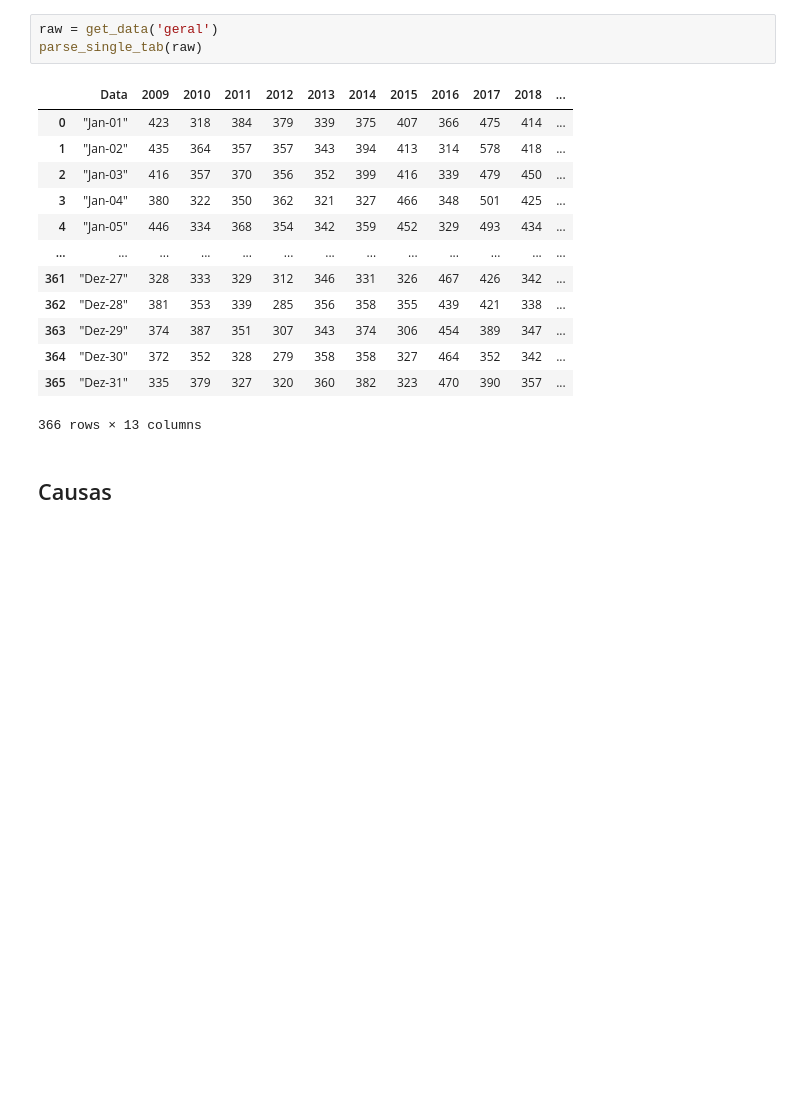
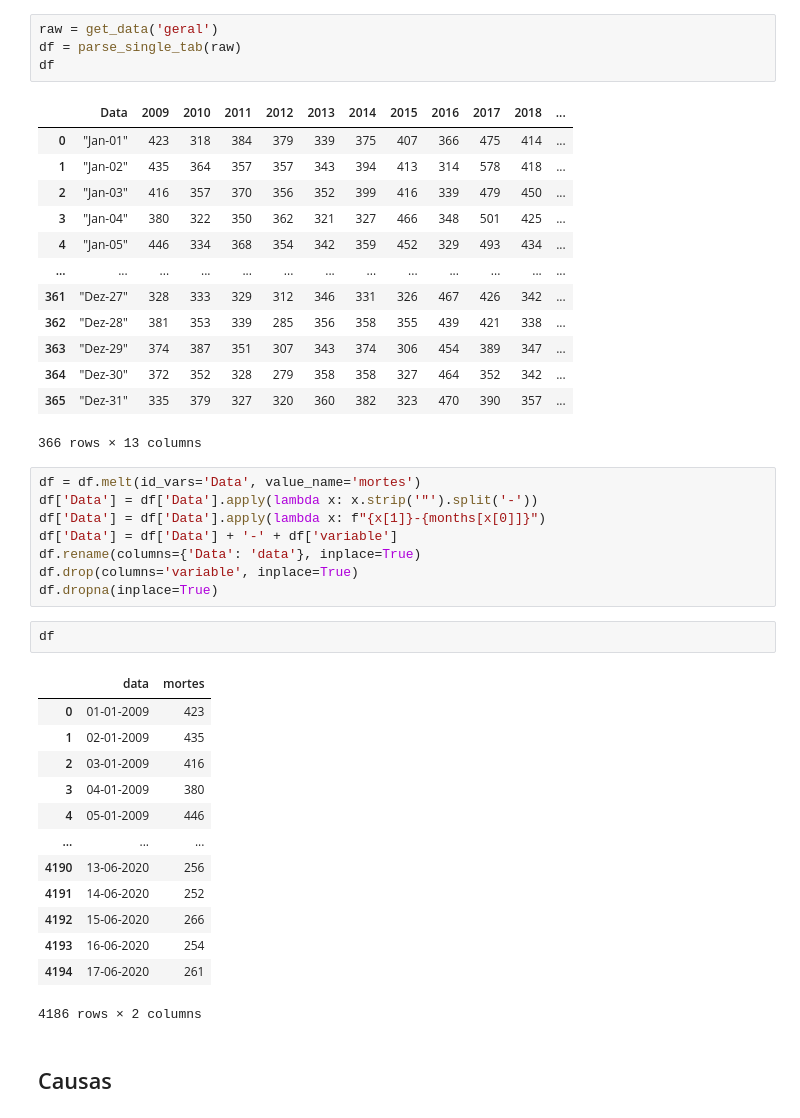
Before and after one commit to dssg-pt/dados-SICOeVM, a Jupyter notebook: extra/mortalidade/request.ipynb, the cells around one changed output. Drawn from its saved outputs; the diff is of its cells as text; blank space fills up the shorter version.

Commit message:
clean datas geral

```diff
--- a/extra/mortalidade/request.ipynb
+++ b/extra/mortalidade/request.ipynb
@@ -4,7 +4,8 @@ from scraping import *
 ## Geral
 # %%
 raw = get_data('geral')
-parse_single_tab(raw)
+df = parse_single_tab(raw)
+df
 # %% [output]
 |  | Data | 2009 | 2010 | 2011 | 2012 | 2013 | 2014 | 2015 | 2016 | 2017 | 2018 | ... |
 | 0 | "Jan-01" | 423 | 318 | 384 | 379 | 339 | 375 | 407 | 366 | 475 | 414 | ... |
@@ -19,6 +20,30 @@ parse_single_tab(raw)
 | 364 | "Dez-30" | 372 | 352 | 328 | 279 | 358 | 358 | 327 | 464 | 352 | 342 | ... |
 | 365 | "Dez-31" | 335 | 379 | 327 | 320 | 360 | 382 | 323 | 470 | 390 | 357 | ... |
 366 rows × 13 columns
+# %%
+df = df.melt(id_vars='Data', value_name='mortes')
+df['Data'] = df['Data'].apply(lambda x: x.strip('"').split('-'))
+df['Data'] = df['Data'].apply(lambda x: f"{x[1]}-{months[x[0]]}")
+df['Data'] = df['Data'] + '-' + df['variable']
+df.rename(columns={'Data': 'data'}, inplace=True)
+df.drop(columns='variable', inplace=True)
+df.dropna(inplace=True)
+# %%
+df
+# %% [output]
+|  | data | mortes |
+| 0 | 01-01-2009 | 423 |
+| 1 | 02-01-2009 | 435 |
+| 2 | 03-01-2009 | 416 |
+| 3 | 04-01-2009 | 380 |
+| 4 | 05-01-2009 | 446 |
+| ... | ... | ... |
+| 4190 | 13-06-2020 | 256 |
+| 4191 | 14-06-2020 | 252 |
+| 4192 | 15-06-2020 | 266 |
+| 4193 | 16-06-2020 | 254 |
+| 4194 | 17-06-2020 | 261 |
+4186 rows × 2 columns
 # %% [markdown]
 ## Causas
 # %%
```
Also changed, not shown: parts of 3 cells of this notebook, 1 other file.
